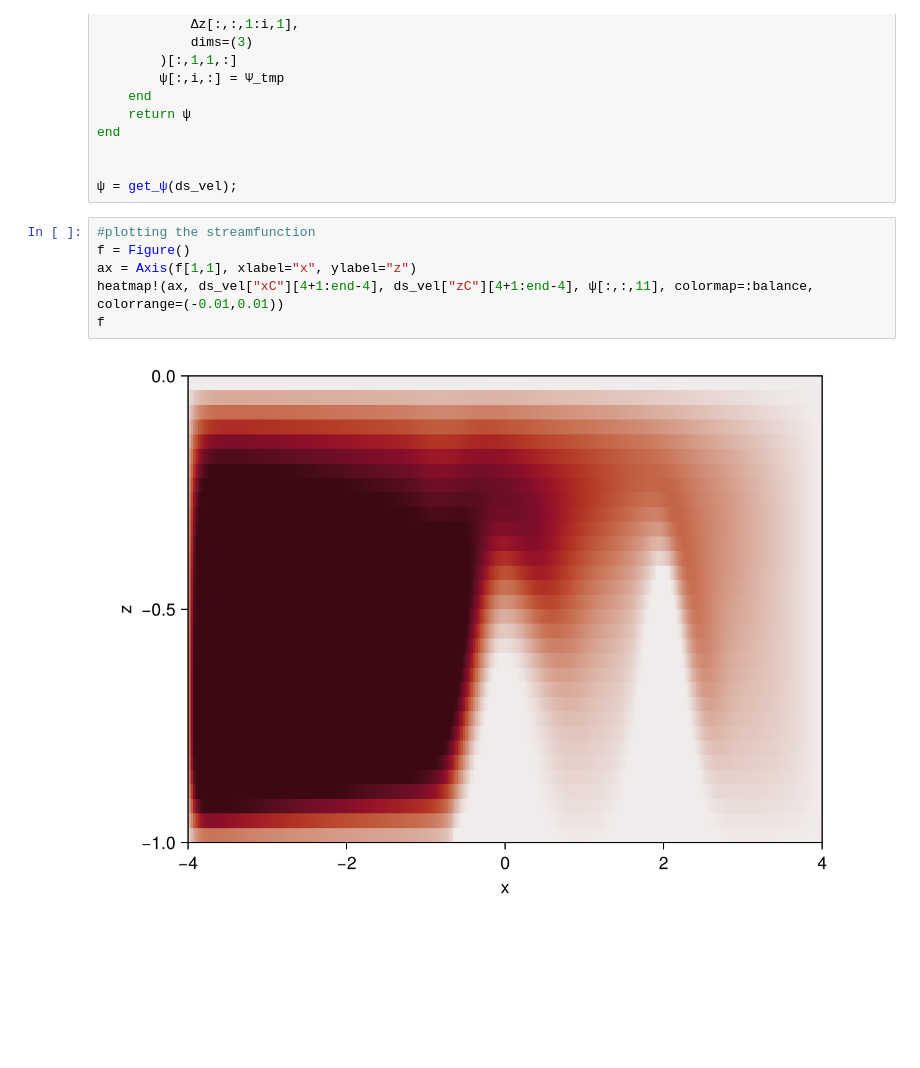
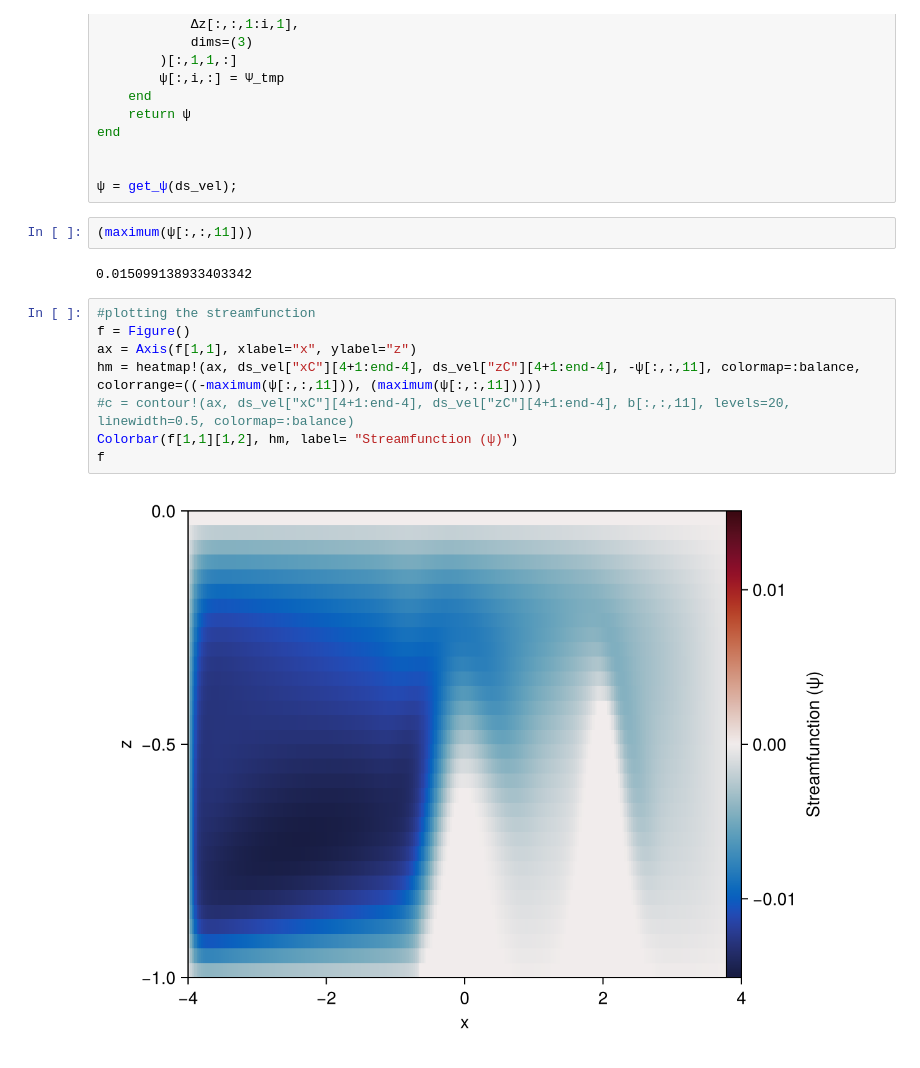
Before and after one commit to ikeshwani/HorizontalConvection, a Jupyter notebook: notebooks/VariableRayleighAnalysis.ipynb, the cells around one changed output. Saved outputs shown, nothing was run; the diff lists cells and outputs as text; blank space fills up the shorter version.

```diff
--- a/notebooks/VariableRayleighAnalysis.ipynb
+++ b/notebooks/VariableRayleighAnalysis.ipynb
@@ -279,11 +274,17 @@ end
 
 
 ψ = get_ψ(ds_vel);
+# %%
+(maximum(ψ[:,:,11]))
+# %% [output]
+0.015099138933403342
 # %%
 #plotting the streamfunction
 f = Figure()
 ax = Axis(f[1,1], xlabel="x", ylabel="z")
-heatmap!(ax, ds_vel["xC"][4+1:end-4], ds_vel["zC"][4+1:end-4], ψ[:,:,11], colormap=:balance, colorrange=(-0.01,0.01))
+hm = heatmap!(ax, ds_vel["xC"][4+1:end-4], ds_vel["zC"][4+1:end-4], -ψ[:,:,11], colormap=:balance, colorrange=((-maximum(ψ[:,:,11])), (maximum(ψ[:,:,11]))))
+#c = contour!(ax, ds_vel["xC"][4+1:end-4], ds_vel["zC"][4+1:end-4], b[:,:,11], levels=20, linewidth=0.5, colormap=:balance)
+Colorbar(f[1,1][1,2], hm, label= "Streamfunction (ψ)")
 f
 # %% [output]
-[figure, old version]
+[figure, new version]
```
Also changed, not shown: parts of 18 cells of this notebook.
